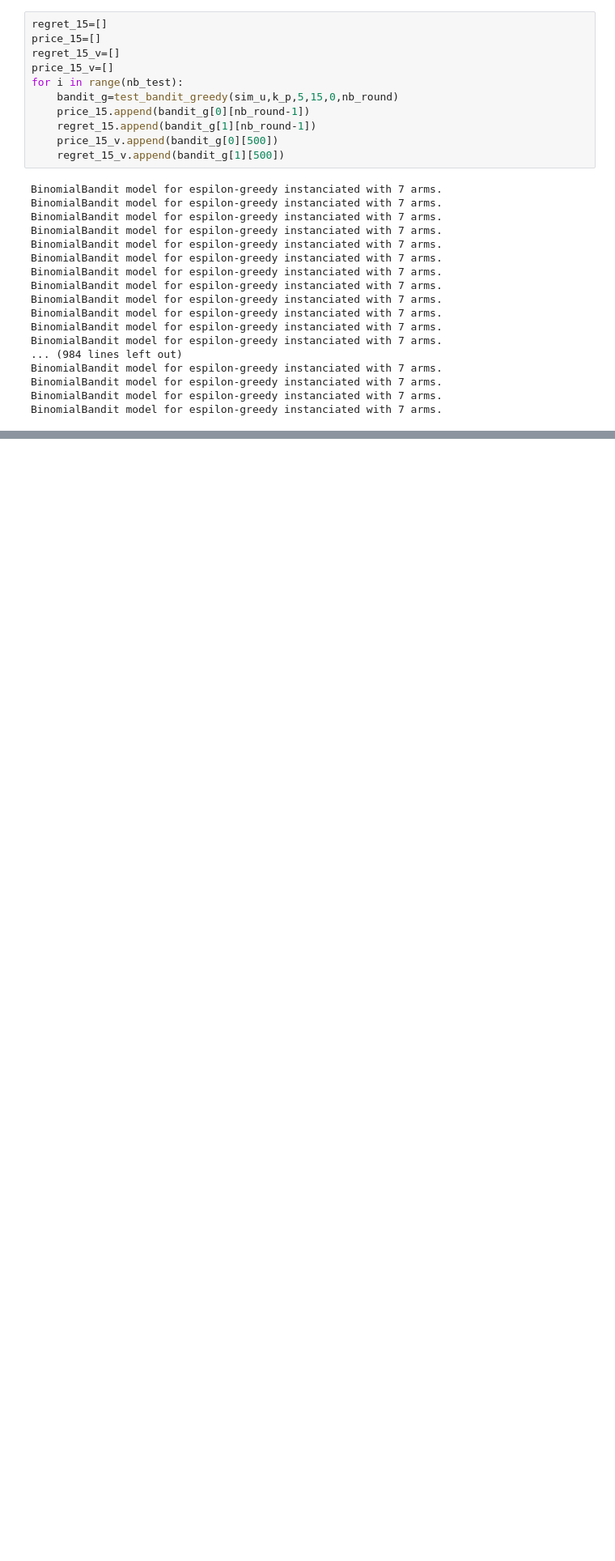
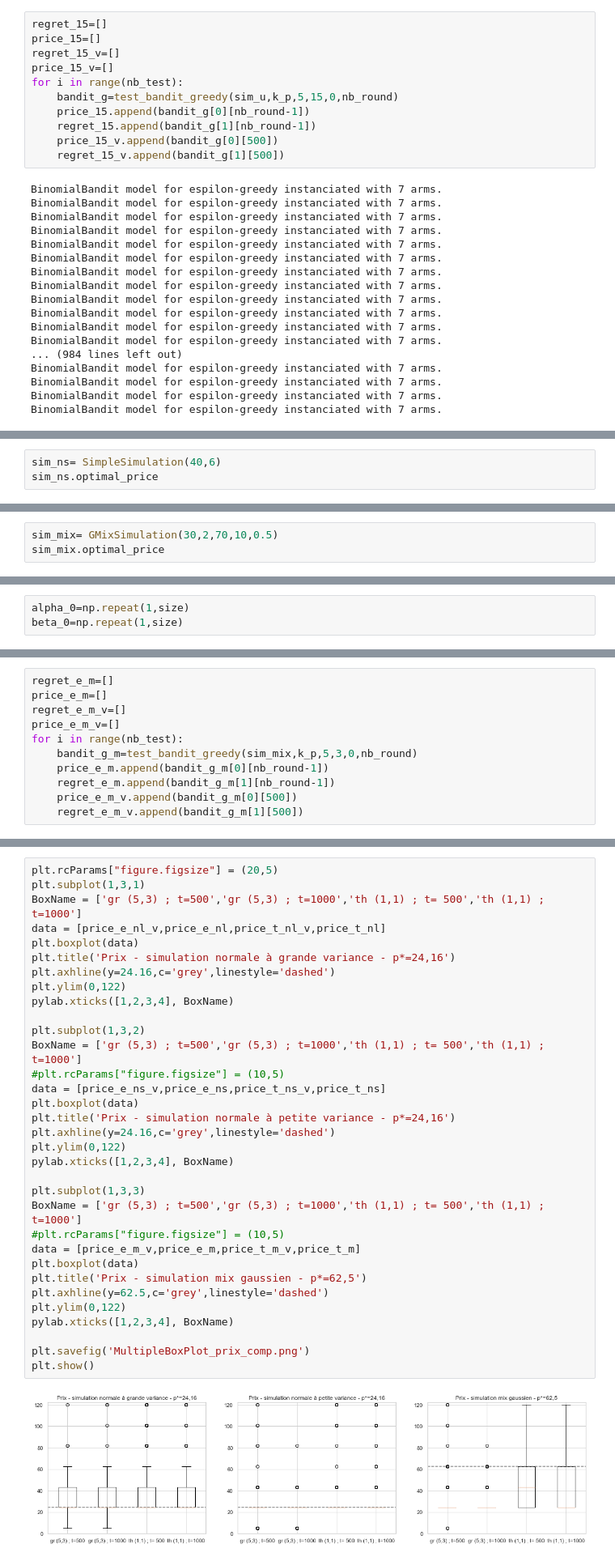
Before and after one commit to ClementineRosier/DynamicPricing, a Jupyter notebook: notebooks/191010_comparaison_soutenance.ipynb, the cells around one changed output, grey strips where cells are left out. Shown at 81% size. Saved outputs shown, nothing was run; the diff lists cells and outputs as text; blank space fills up the shorter version.

```diff
--- a/notebooks/191010_comparaison_soutenance.ipynb
+++ b/notebooks/191010_comparaison_soutenance.ipynb
@@ -402,0 +401,3 @@ g=sns.catplot(data=data)
+# %%
+sim_ns= SimpleSimulation(40,6)
+sim_ns.optimal_price
@@ -402,0 +406,3 @@ g=sns.catplot(data=data)
+# %%
+sim_mix= GMixSimulation(30,2,70,10,0.5)
+sim_mix.optimal_price
@@ -402,0 +411,3 @@ g=sns.catplot(data=data)
+# %%
+alpha_0=np.repeat(1,size)
+beta_0=np.repeat(1,size)
@@ -402,0 +562,11 @@ g=sns.catplot(data=data)
+# %%
+regret_e_m=[]
+price_e_m=[]
+regret_e_m_v=[]
+price_e_m_v=[]
+for i in range(nb_test):
+    bandit_g_m=test_bandit_greedy(sim_mix,k_p,5,3,0,nb_round)
+    price_e_m.append(bandit_g_m[0][nb_round-1])
+    regret_e_m.append(bandit_g_m[1][nb_round-1])
+    price_e_m_v.append(bandit_g_m[0][500])
+    regret_e_m_v.append(bandit_g_m[1][500])
@@ -402,0 +591,35 @@ g=sns.catplot(data=data)
+# %%
+plt.rcParams["figure.figsize"] = (20,5)
+plt.subplot(1,3,1)
+BoxName = ['gr (5,3) ; t=500','gr (5,3) ; t=1000','th (1,1) ; t= 500','th (1,1) ; t=1000']
+data = [price_e_nl_v,price_e_nl,price_t_nl_v,price_t_nl]
+plt.boxplot(data)
+plt.title('Prix - simulation normale à grande variance - p*=24,16')
+plt.axhline(y=24.16,c='grey',linestyle='dashed')
+plt.ylim(0,122)
+pylab.xticks([1,2,3,4], BoxName)
+
+plt.subplot(1,3,2)
+BoxName = ['gr (5,3) ; t=500','gr (5,3) ; t=1000','th (1,1) ; t= 500','th (1,1) ; t=1000']
+#plt.rcParams["figure.figsize"] = (10,5)
+data = [price_e_ns_v,price_e_ns,price_t_ns_v,price_t_ns]
+plt.boxplot(data)
+plt.title('Prix - simulation normale à petite variance - p*=24,16')
+plt.axhline(y=24.16,c='grey',linestyle='dashed')
+plt.ylim(0,122)
+pylab.xticks([1,2,3,4], BoxName)
+
+plt.subplot(1,3,3)
+BoxName = ['gr (5,3) ; t=500','gr (5,3) ; t=1000','th (1,1) ; t= 500','th (1,1) ; t=1000']
+#plt.rcParams["figure.figsize"] = (10,5)
+data = [price_e_m_v,price_e_m,price_t_m_v,price_t_m]
+plt.boxplot(data)
+plt.title('Prix - simulation mix gaussien - p*=62,5')
+plt.axhline(y=62.5,c='grey',linestyle='dashed')
+plt.ylim(0,122)
+pylab.xticks([1,2,3,4], BoxName)
+
+plt.savefig('MultipleBoxPlot_prix_comp.png')
+plt.show()
+# %% [output]
+[figure, added]
```
Also changed, not shown: parts of 20 cells of this notebook, 15 other files.
